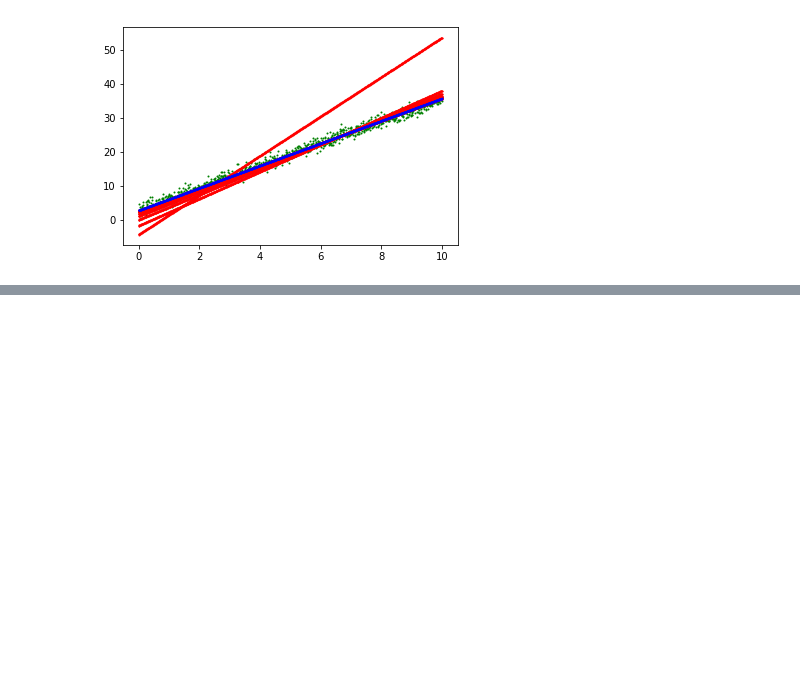
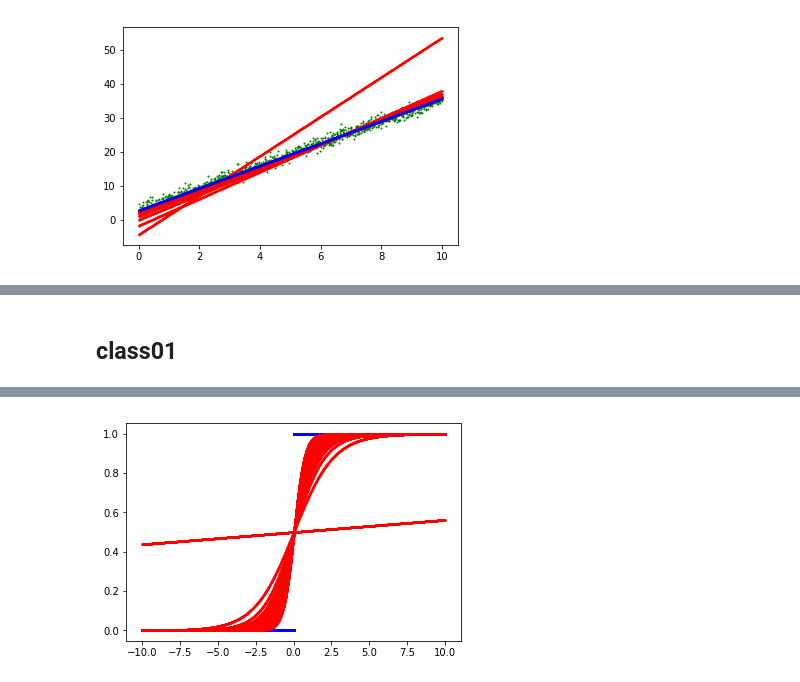
Before and after one commit to yanggyu17/DeepLearning-by-chanwoolee, a Jupyter notebook: class01.ipynb, the cells around one changed output, grey strips where cells are left out. Drawn from its saved outputs; the diff is of its cells as text; code cells hidden in the pictures; blank space fills up the shorter version.

```diff
--- a/class01.ipynb
+++ b/class01.ipynb
@@ -220,0 +261,5 @@ with tf.Session() as sess:
+# %%
+loss = tf.losses.sigmoid_cross_entropy(y_, y)
+train_op = tf.train.GradientDescentOptimizer(1e-2).minimize(loss)
+# %%
+init = tf.global_variables_initializer()
@@ -220,0 +268,14 @@ with tf.Session() as sess:
+# %%
+predicted = tf.cast(y > 0.5, dtype=tf.float32)
+accuracy = tf.reduce_mean(tf.cast(tf.equal(predicted, y_), dtype=tf.float32))
+# %%
+with tf.Session() as sess:
+    sess.run(init)
+
+    for step in range(1001):
+        _loss, _ = sess.run([loss, train_op], feed_dict={x: data, y_: label})
+        if step % 100 == 0:
+            print(step, _loss)
+
+    h, c, a = sess.run([y, predicted, accuracy], feed_dict={x: data, y_: label})
+    print("\nHypothesis: \n", h, "\nCorrect (Y): \n", c, "\nAccuracy: \n", a)
@@ -220,0 +302,13 @@ with tf.Session() as sess:
+# %% [markdown]
+## class01
+# %%
+with tf.Session() as sess:
+    sess.run(init)
+    for step in range(10001):
+        _loss, _ = sess.run([loss, train_op], feed_dict={x: data, y_: label})
+        if step % 200 == 0:
+            _pred = sess.run(tf.nn.sigmoid(y), {x: data})
+            plt.scatter(data, label, 1, 'b')
+            plt.scatter(data, _pred, 1, 'r')
+            print('step: {}, loss: {}'.format(step, _loss))
+# %% [output]
@@ -220,0 +332 @@ with tf.Session() as sess:
+[figure, added]
```
Also changed, not shown: parts of 9 cells of this notebook.
